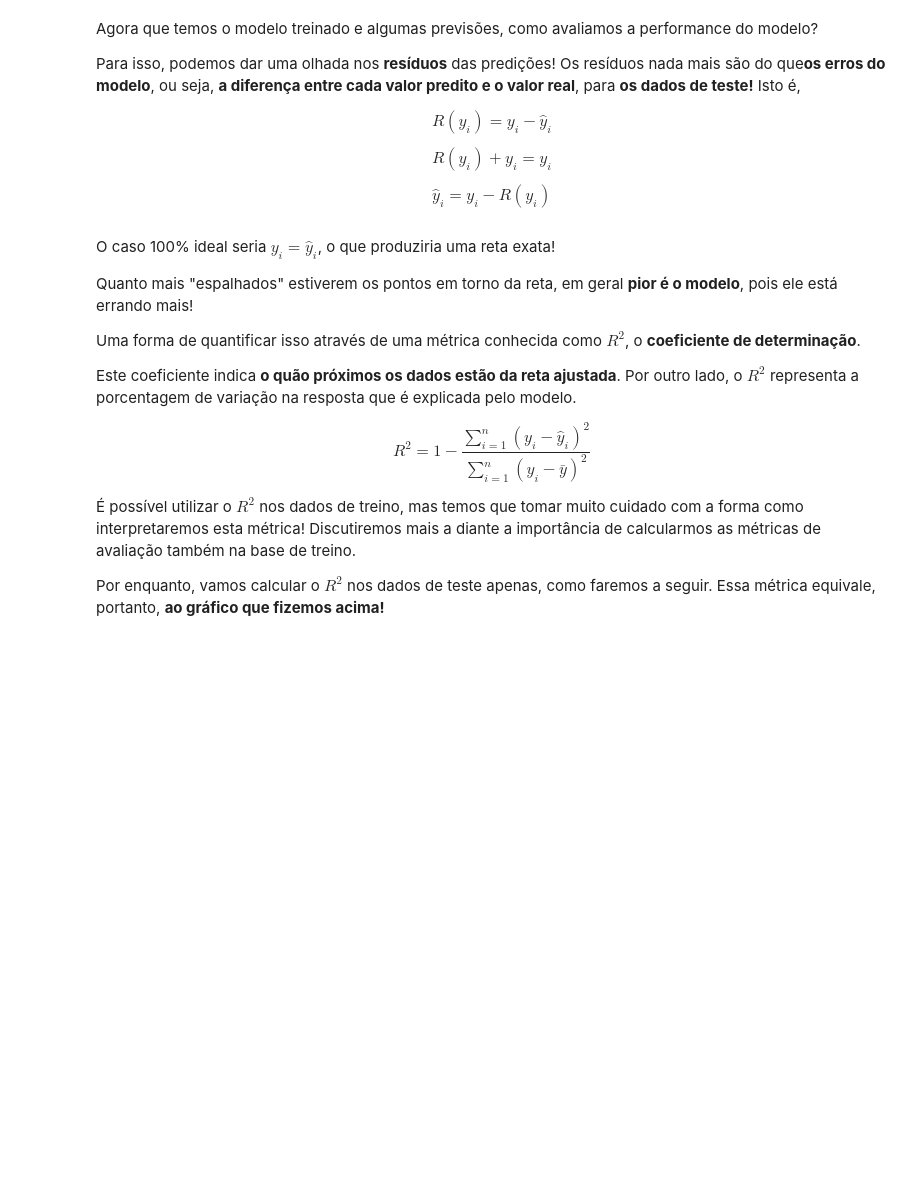
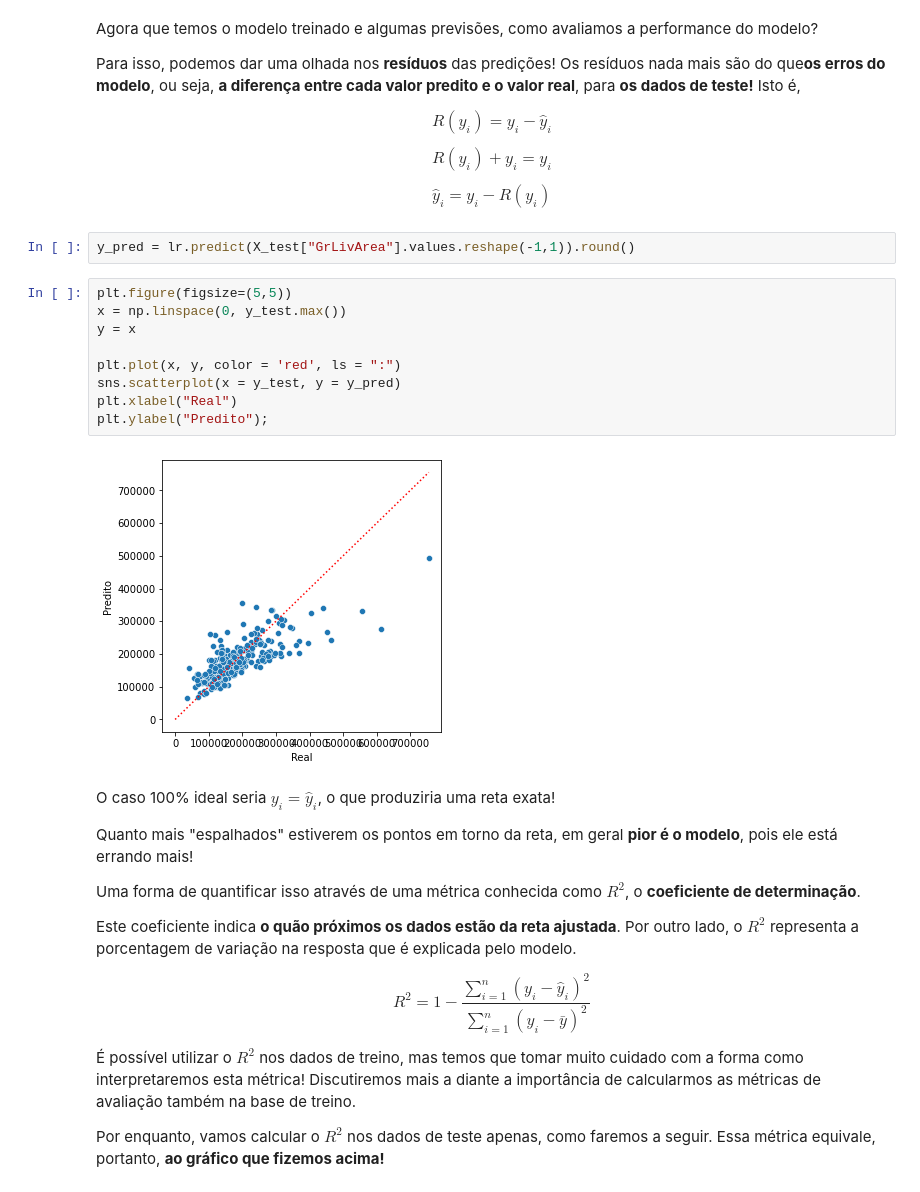
Before and after one commit to GabrielAsato/Curso_DS_Degree, a Jupyter notebook: Módulo 8 - Estatística II/Aula 3 - regressão linear e outros fundamentos.ipynb, the cells around one changed output. Cells and saved outputs as stored; diff of their text form; blank space fills up the shorter version.

```diff
--- a/Módulo 8 - Estatística II/Aula 3 - regressão linear e outros fundamentos.ipynb
+++ b/Módulo 8 - Estatística II/Aula 3 - regressão linear e outros fundamentos.ipynb
@@ -436,6 +471,19 @@ $$R(y_i) = y_i - \hat{y}_i $$
 $$R(y_i) + \hat{y}_i= y_i  $$
 
 $$ \hat{y}_i= y_i - R(y_i)  $$
+# %%
+y_pred = lr.predict(X_test["GrLivArea"].values.reshape(-1,1)).round()
+# %%
+plt.figure(figsize=(5,5))
+x = np.linspace(0, y_test.max())
+y = x
+
+plt.plot(x, y, color = 'red', ls = ":")
+sns.scatterplot(x = y_test, y = y_pred)
+plt.xlabel("Real")
+plt.ylabel("Predito");
+# %% [output]
+[figure, added]
 # %% [markdown]
 O caso 100% ideal seria $y_i = \hat{y}_i$, o que produziria uma reta exata!
 
```
Also changed, not shown: parts of 13 cells of this notebook, 2 other files.
